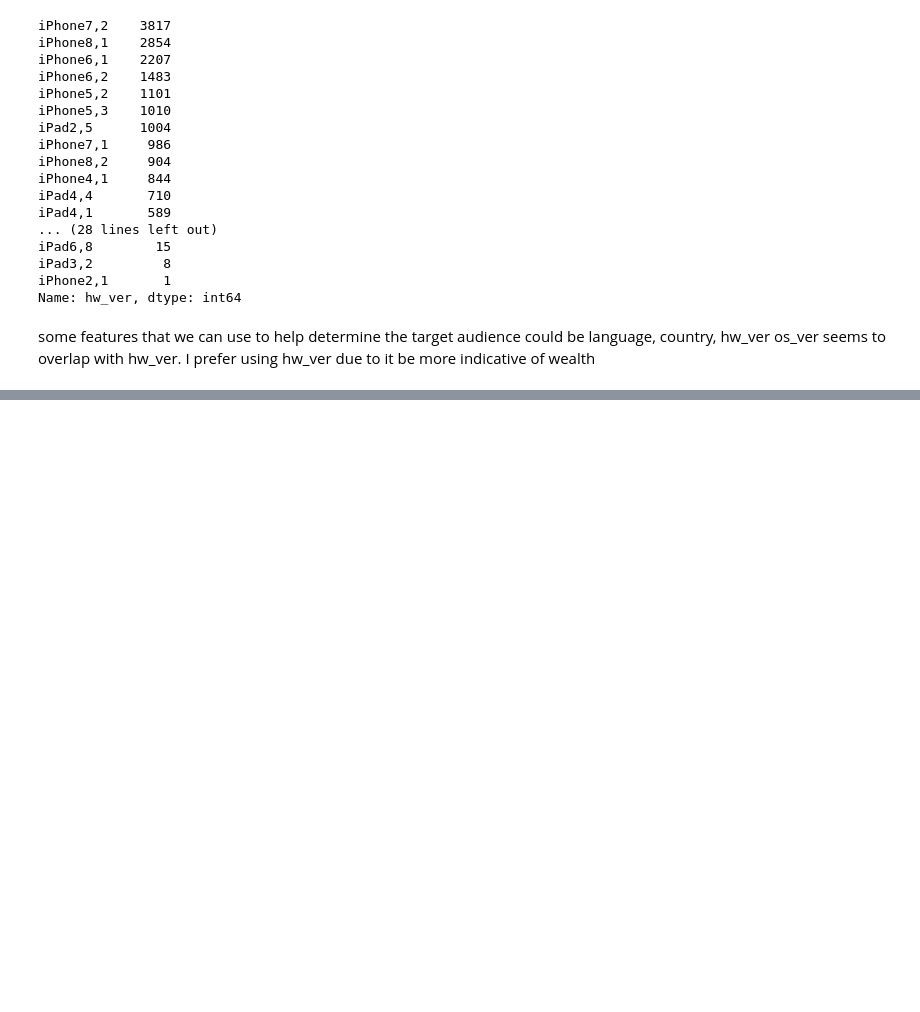
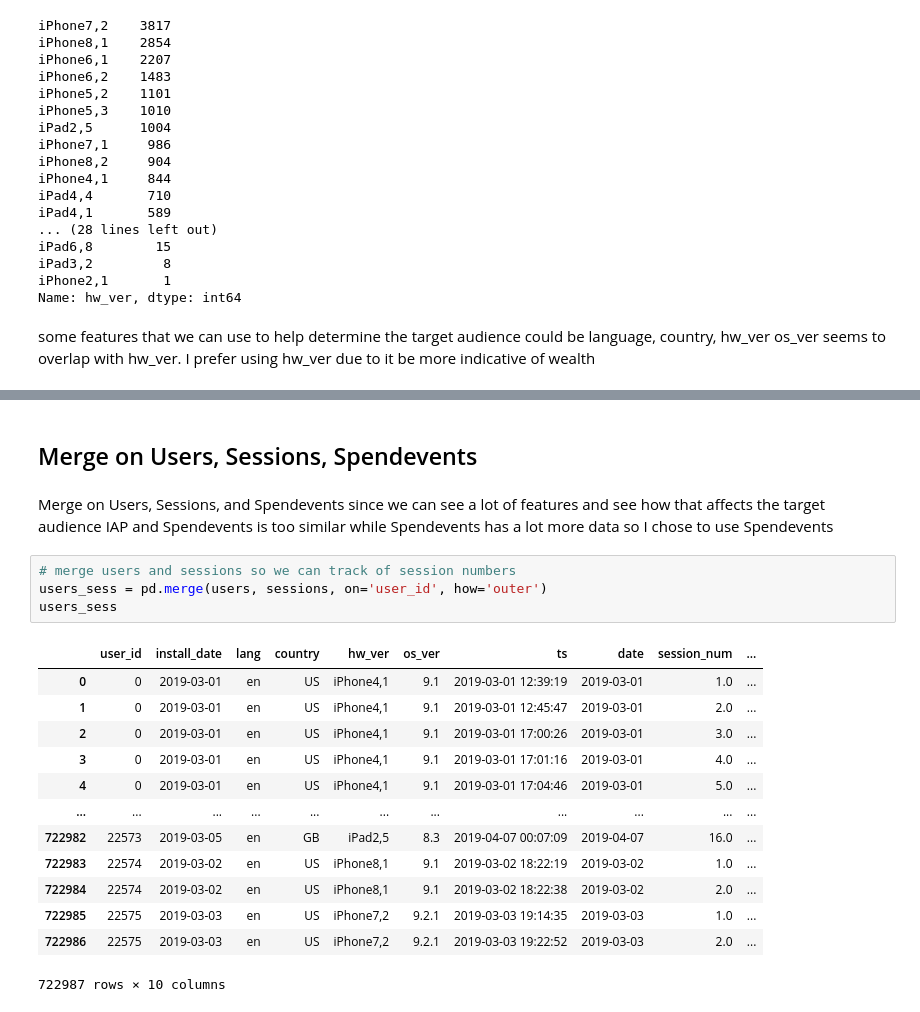
Before and after one commit to ericyeonpark/pg_data_exploratory_analysis, a Jupyter notebook: data_exploration_Eric_Park.ipynb, the cells around one changed output, grey strips where cells are left out. Drawn from its saved outputs; the diff is of its cells as text; blank space fills up the shorter version.

```diff
--- a/data_exploration_Eric_Park.ipynb
+++ b/data_exploration_Eric_Park.ipynb
@@ -364,0 +406,23 @@ df = pd.merge(iaps, sessions, spendevents, users, on='user_id', how='outer')
+# %% [markdown]
+## Merge on Users, Sessions, Spendevents
+# %% [markdown]
+Merge on Users, Sessions, and Spendevents since we can see a lot of features and see how that affects the target audience
+IAP and Spendevents is too similar while Spendevents has a lot more data so I chose to use Spendevents
+# %%
+# merge users and sessions so we can track of session numbers
+users_sess = pd.merge(users, sessions, on='user_id', how='outer')
+users_sess
+# %% [output]
+|  | user_id | install_date | lang | country | hw_ver | os_ver | ts | date | session_num | ... |
+| 0 | 0 | 2019-03-01 | en | US | iPhone4,1 | 9.1 | 2019-03-01 12:39:19 | 2019-03-01 | 1.0 | ... |
+| 1 | 0 | 2019-03-01 | en | US | iPhone4,1 | 9.1 | 2019-03-01 12:45:47 | 2019-03-01 | 2.0 | ... |
+| 2 | 0 | 2019-03-01 | en | US | iPhone4,1 | 9.1 | 2019-03-01 17:00:26 | 2019-03-01 | 3.0 | ... |
+| 3 | 0 | 2019-03-01 | en | US | iPhone4,1 | 9.1 | 2019-03-01 17:01:16 | 2019-03-01 | 4.0 | ... |
+| 4 | 0 | 2019-03-01 | en | US | iPhone4,1 | 9.1 | 2019-03-01 17:04:46 | 2019-03-01 | 5.0 | ... |
+| ... | ... | ... | ... | ... | ... | ... | ... | ... | ... | ... |
+| 722982 | 22573 | 2019-03-05 | en | GB | iPad2,5 | 8.3 | 2019-04-07 00:07:09 | 2019-04-07 | 16.0 | ... |
+| 722983 | 22574 | 2019-03-02 | en | US | iPhone8,1 | 9.1 | 2019-03-02 18:22:19 | 2019-03-02 | 1.0 | ... |
+| 722984 | 22574 | 2019-03-02 | en | US | iPhone8,1 | 9.1 | 2019-03-02 18:22:38 | 2019-03-02 | 2.0 | ... |
+| 722985 | 22575 | 2019-03-03 | en | US | iPhone7,2 | 9.2.1 | 2019-03-03 19:14:35 | 2019-03-03 | 1.0 | ... |
+| 722986 | 22575 | 2019-03-03 | en | US | iPhone7,2 | 9.2.1 | 2019-03-03 19:22:52 | 2019-03-03 | 2.0 | ... |
+722987 rows × 10 columns
```
Also changed, not shown: parts of 11 cells of this notebook.
